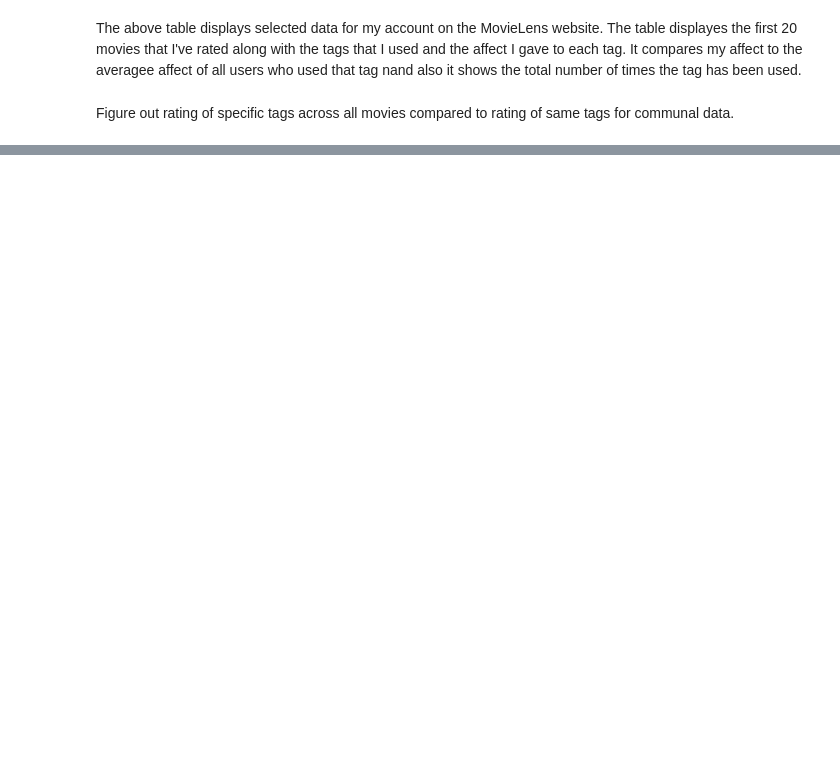
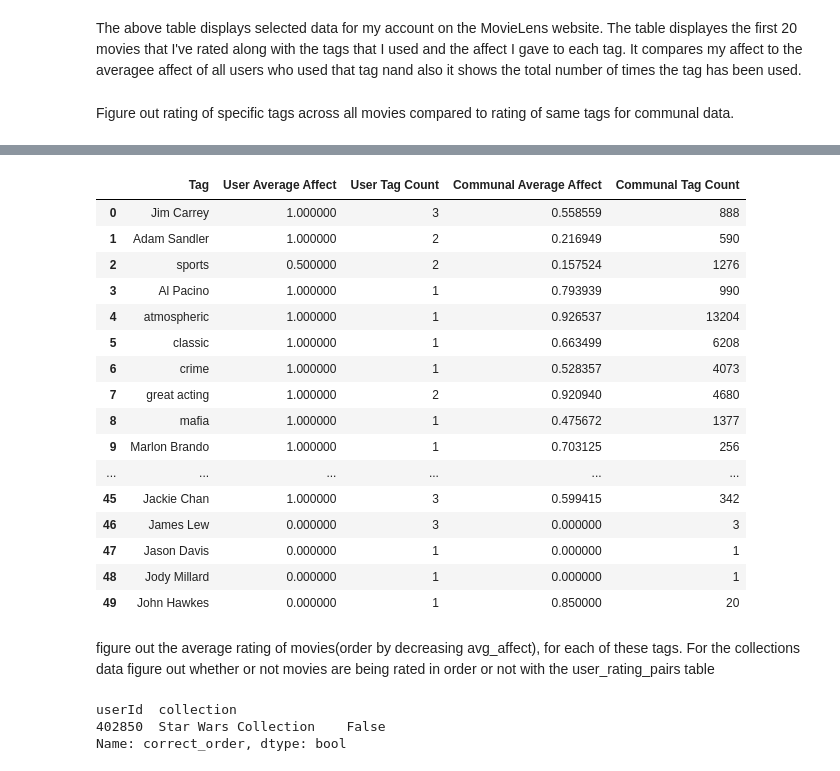
Before and after one commit to notki004/MovieLens-Work, a Jupyter notebook: MovieLensNotebook.ipynb, the cells around one changed output, grey strips where cells are left out. Cells and saved outputs as stored; diff of their text form; code cells hidden in the pictures; blank space fills up the shorter version.

```diff
--- a/MovieLensNotebook.ipynb
+++ b/MovieLensNotebook.ipynb
@@ -573,0 +684,66 @@ data.head(50)
+# %%
+data = pd.read_csv("tag_analysis_v3.csv")
+data.head(50)
+# %% [output]
+|  | Tag | User Average Affect | User Tag Count | Communal Average Affect | Communal Tag Count |
+| 0 | Jim Carrey | 1.000000 | 3 | 0.558559 | 888 |
+| 1 | Adam Sandler | 1.000000 | 2 | 0.216949 | 590 |
+| 2 | sports | 0.500000 | 2 | 0.157524 | 1276 |
+| 3 | Al Pacino | 1.000000 | 1 | 0.793939 | 990 |
+| 4 | atmospheric | 1.000000 | 1 | 0.926537 | 13204 |
+| 5 | classic | 1.000000 | 1 | 0.663499 | 6208 |
+| 6 | crime | 1.000000 | 1 | 0.528357 | 4073 |
+| 7 | great acting | 1.000000 | 2 | 0.920940 | 4680 |
+| 8 | mafia | 1.000000 | 1 | 0.475672 | 1377 |
+| 9 | Marlon Brando | 1.000000 | 1 | 0.703125 | 256 |
+| ... | ... | ... | ... | ... | ... |
+| 45 | Jackie Chan | 1.000000 | 3 | 0.599415 | 342 |
+| 46 | James Lew | 0.000000 | 3 | 0.000000 | 3 |
+| 47 | Jason Davis | 0.000000 | 1 | 0.000000 | 1 |
+| 48 | Jody Millard | 0.000000 | 1 | 0.000000 | 1 |
+| 49 | John Hawkes | 0.000000 | 1 | 0.850000 | 20 |
+# %% [markdown]
+figure out the average rating of movies(order by decreasing avg_affect), for each of these tags. For the collections data figure out whether or not movies are being rated in order or not with the user_rating_pairs table
+# %%
+import pandas as pd
+import pymysql
+
+# Establishes a connection to your MySQL database
+connection = pymysql.connect(
+    host='127.0.0.1',
+    user='readonly',
+    password='',  # Enter your database password here
+    database='ML3_mirror'
+)
+
+# SQL query to fetch ratings from multiple collections, ordered by rating timestamp
+sql_query = """
+SELECT user_rating_pairs.userId, user_rating_pairs.movieId, user_rating_pairs.rating, user_rating_pairs.tstamp, movie_tmdb_data.title, movie_tmdb_data.releaseDate, movie_tmdb_data.collection
+FROM user_rating_pairs
+JOIN movie_tmdb_data ON user_rating_pairs.movieId = movie_tmdb_data.movieId
+WHERE movie_tmdb_data.collection IN ('Star Wars Collection') AND user_rating_pairs.userId IN (402850)
+ORDER BY user_rating_pairs.userId, user_rating_pairs.tstamp;
+"""
+
+# Executes the SQL query and store the results in a DataFrame
+ratings_df = pd.read_sql(sql_query, connection)
+
+# Ensures releaseDate is datetime type
+ratings_df['releaseDate'] = pd.to_datetime(ratings_df['releaseDate'])
+
+# Determines if each user rated the movies in chronological order of their release
+ratings_df['correct_order'] = ratings_df.groupby(['userId', 'collection'])['releaseDate'].diff().fillna(pd.Timedelta(seconds=0)) >= pd.Timedelta(seconds=0)
+result = ratings_df.groupby(['userId', 'collection'])['correct_order'].all()
+
+# Prints or further analyze the results
+print(result)
+
+# Saves the DataFrame to a CSV file
+ratings_df.to_csv('collections_data.csv', index=False)
+
+# Closes the database connection
+connection.close()
+# %% [output]
+userId  collection
+402850  Star Wars Collection    False
+Name: correct_order, dtype: bool
```
Also changed, not shown: parts of 9 cells of this notebook.
